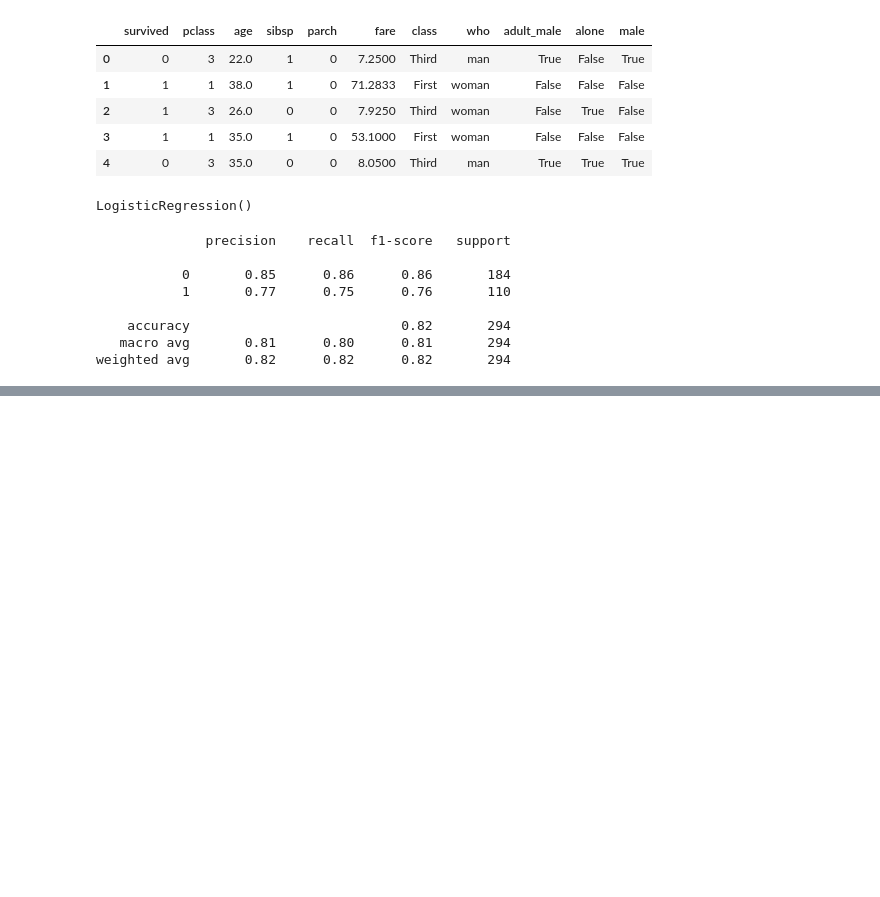
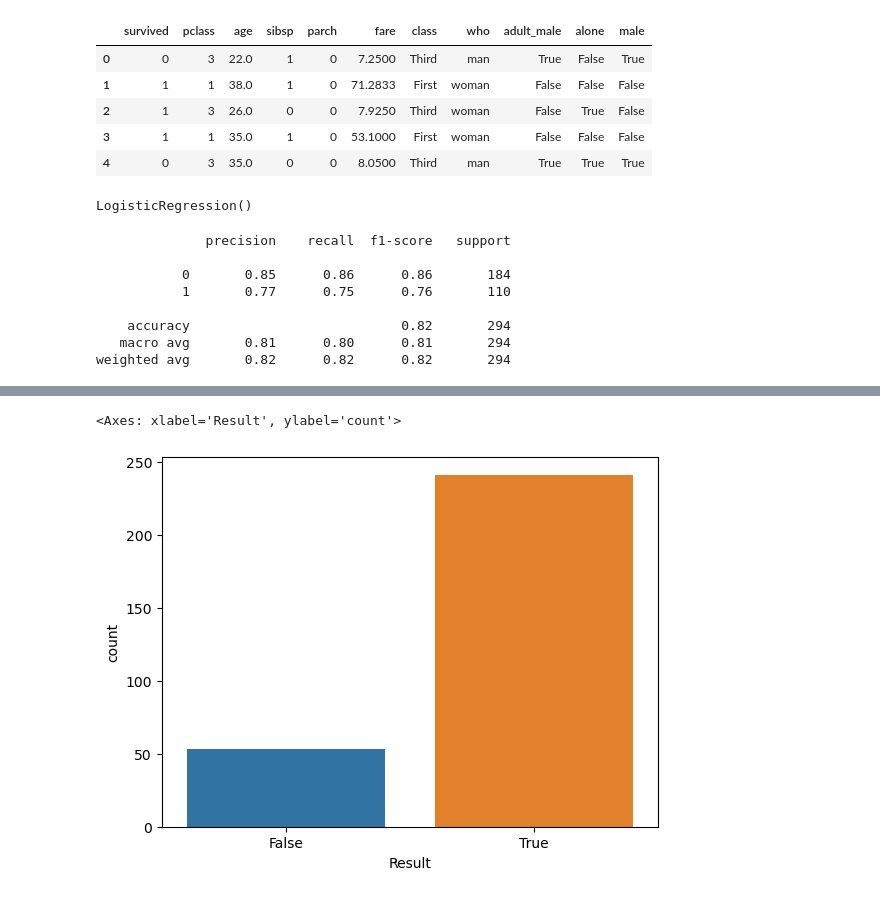
Before and after one commit to abhayas/DataScience, a Jupyter notebook: Titanic/Titanic.ipynb, the cells around one changed output, grey strips where cells are left out. Drawn from its saved outputs; the diff is of its cells as text; code cells hidden in the pictures; blank space fills up the shorter version.

Commit message:
test vs prediction countplot

```diff
--- a/Titanic/Titanic.ipynb
+++ b/Titanic/Titanic.ipynb
@@ -230,0 +233,4 @@ weighted avg       0.82      0.82      0.82       294
+# %%
+df2 = pd.DataFrame(prediction)
+# %%
+df2["TestData"]= y_test.values
@@ -230,0 +253,2 @@ weighted avg       0.82      0.82      0.82       294
+# %%
+df2 = df2.rename(columns={0:"Predictions","Test":"Actual Data"})
@@ -230,0 +278,2 @@ weighted avg       0.82      0.82      0.82       294
+# %%
+df2["Result"]=df2[["Predictions","TestData"]].apply(lambda x : x[0]==x[1], axis=1)
@@ -230,0 +291,7 @@ weighted avg       0.82      0.82      0.82       294
+# %%
+
+sns.countplot(df2,x="Result")
+#got approx 250 correct prediction and 50 incorrect predictions
+# %% [output]
+<Axes: xlabel='Result', ylabel='count'>
+[figure, added]
```
Also changed, not shown: parts of 6 cells of this notebook.
